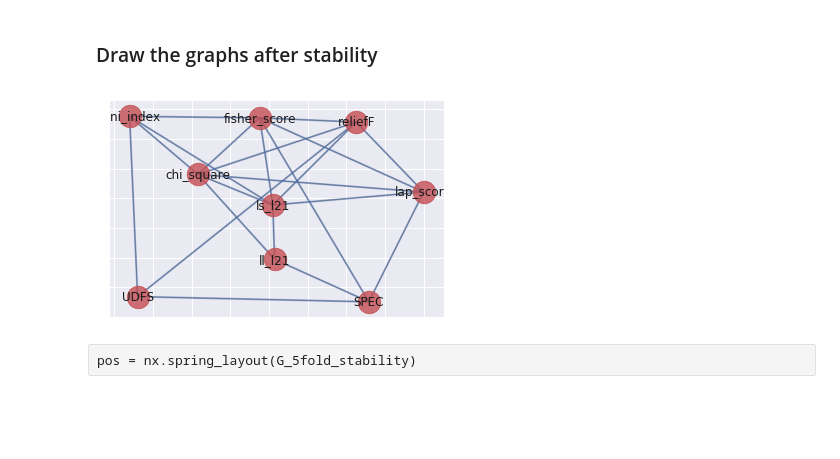
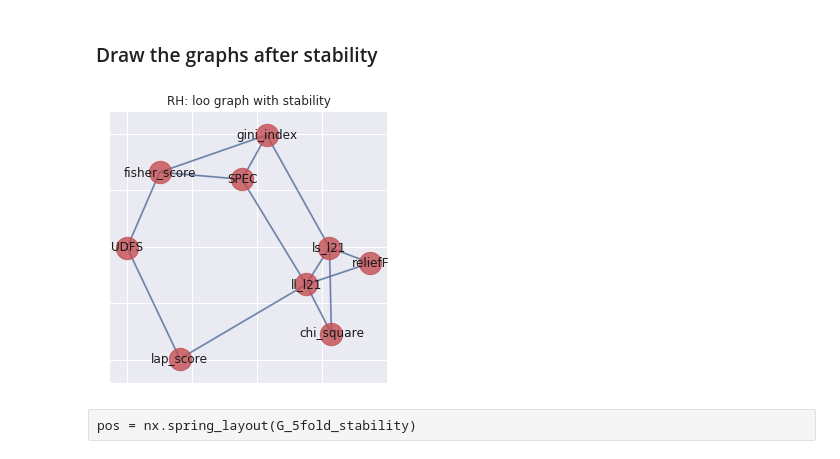
Before and after one commit to Raouaaa/Master_project, a Jupyter notebook: FS.ipynb, the cells around one changed output. Drawn from its saved outputs; the diff is of its cells as text; code cells hidden in the pictures; blank space fills up the shorter version.

```diff
--- a/FS.ipynb
+++ b/FS.ipynb
@@ -1581,3 +1629,5 @@ df_ranking_5fold['stability']=df_ranking_5fold.apply(rowStability,axis=1)
+# %%
+df_ranking_loo['stability']=df_ranking_loo.apply(rowStability,axis=1)
 # %% [markdown]
 #### Mean stability K
 # %%
@@ -1585,2 +1637,4 @@ average_5fold_stability=df_ranking_5fold.stability.mean()
+# %%
+average_loo_stability=df_ranking_loo.stability.mean()
 # %%
 sns.heatmap(average_5fold_stability)
@@ -1601,0 +1667,3 @@ sns.heatmap(Final_sim_5fold_stability)
+# %%
+Final_sim_loo_stability=np.multiply(acc_sim_matrice_loo,avg_sim_loo,
+                                      average_loo_stability)
@@ -1604,6 +1690,8 @@ sns.heatmap(Final_sim_5fold_stability)
 # %%
 import networkx as nx
 G_5fold_stability=nx.from_numpy_matrix(Final_sim_5fold_stability)
+G_10fold_stability=nx.from_numpy_matrix(Final_sim_10fold_stability)
+G_loo_stability=nx.from_numpy_matrix(Final_sim_loo_stability)
 #centrality_5fold_stability=nx.degree_centrality(G_5fold_stability)
 # %%
 centrality_5fold_stability
@@ -1640,7 +1780,7 @@ cc_5fold
 import matplotlib.pyplot as plt
 
 import networkx as nx
-G=G_5fold_stability
+G=G_loo_stability
 #G=nx.from_numpy_matrix(final_sim_kf5)
 pos=nx.spring_layout(G) # positions for all nodes
 
@@ -1657,35 +1797,36 @@ nx.draw_networkx_nodes(G,pos,
 #                   alpha=0.8)
 
 # edges
 nx.draw_networkx_edges(G,pos,width=1.0,alpha=0.5)
 nx.draw_networkx_edges(G,pos,
                        width=2,alpha=0.5,edge_color='b')
 #nx.draw_networkx_edges(G,pos,
 #                       edgelist=[(4,5),(5,6),(6,7),(7,4)],
 #                       width=8,alpha=0.5,edge_color='b')
 
 #reliefF,lap_score,ll_l21,UDFS,fisher_score,chi_square,gini_index
 # some math labels
 labels={}
 labels[0]=r'reliefF'
 labels[1]=r'lap_score'
 labels[2]=r'll_l21'
 labels[3]=r'ls_l21'
 labels[4]=r'UDFS'
 labels[5]=r'fisher_score'
 labels[6]=r'chi_square'
 labels[7]=r'gini_index'
 labels[8]=r'SPEC'
 nx.draw_networkx_labels(G,pos,labels,font_size=12)
 
 #plt.axis('off')
 
 plt.rcParams["figure.figsize"] = (5,5)
-plt.savefig("5foldstability_graph.png") # save as png
+#plt.savefig("5foldstability_graph.png") # save as png
+plt.title('RH: loo graph with stability')
 #plt.figure(figsize=(10,10))
 plt.show() # display
 # %% [output]
-[figure, old version]
+[figure, new version]
 # %% [raw]
 pos = nx.spring_layout(G_5fold_stability)
 # %% [raw]
```
Also changed, not shown: parts of 61 cells of this notebook, 2 other files.
